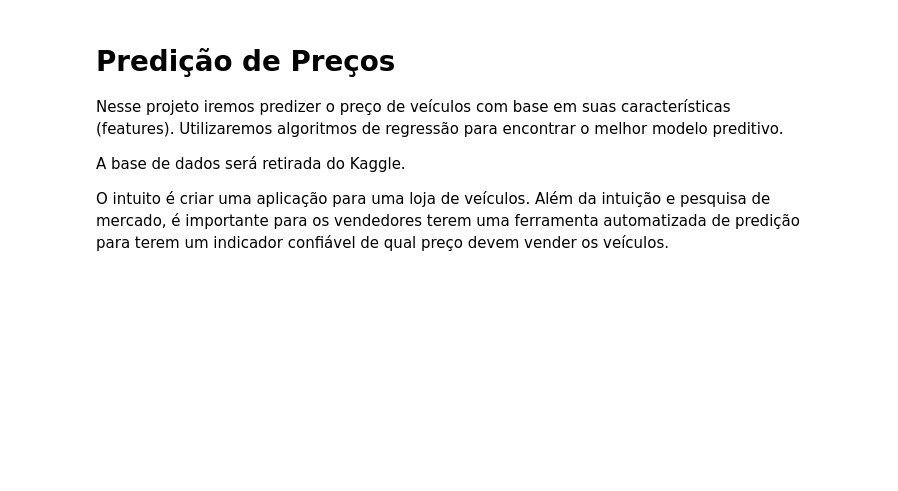
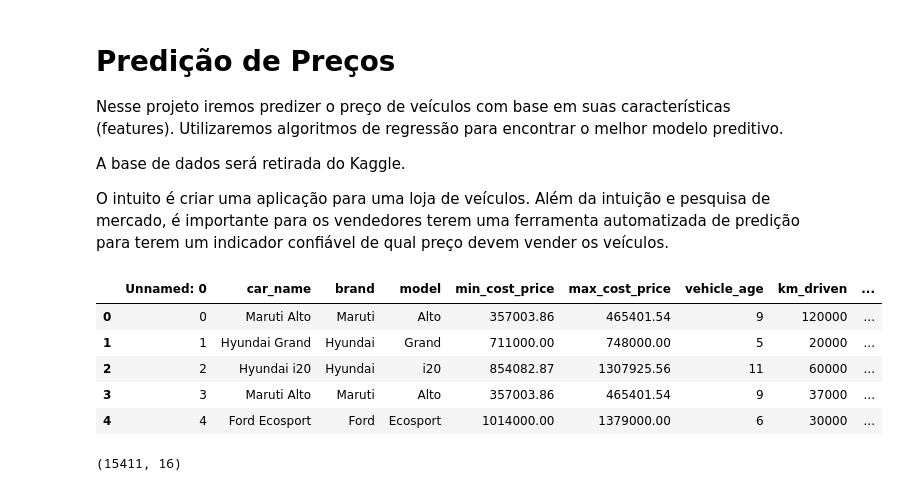
Before and after one commit to rhyanfrazao/proj-predicao-precos-veiculos, a Jupyter notebook: proj-predicao-precos-veiculos.ipynb, the cells around one changed output. Cells and saved outputs as stored; diff of their text form; code cells hidden in the pictures; blank space fills up the shorter version.

```diff
--- a/proj-predicao-precos-veiculos.ipynb
+++ b/proj-predicao-precos-veiculos.ipynb
@@ -22,0 +30,15 @@ from sklearn.metrics import r2_score
+# %%
+# Carregando a base de dados:
+carros = pd.read_csv('C:\\data_science\\projeto-predicao-precos-veiculos\\cardekho_imputated.csv')
+carros.head()
+# %% [output]
+|  | Unnamed: 0 | car_name | brand | model | min_cost_price | max_cost_price | vehicle_age | km_driven | ... |
+| 0 | 0 | Maruti Alto | Maruti | Alto | 357003.86 | 465401.54 | 9 | 120000 | ... |
+| 1 | 1 | Hyundai Grand | Hyundai | Grand | 711000.00 | 748000.00 | 5 | 20000 | ... |
+| 2 | 2 | Hyundai i20 | Hyundai | i20 | 854082.87 | 1307925.56 | 11 | 60000 | ... |
+| 3 | 3 | Maruti Alto | Maruti | Alto | 357003.86 | 465401.54 | 9 | 37000 | ... |
+| 4 | 4 | Ford Ecosport | Ford | Ecosport | 1014000.00 | 1379000.00 | 6 | 30000 | ... |
+# %%
+carros.shape
+# %% [output]
+(15411, 16)
```
Also changed, not shown: parts of 17 cells of this notebook.
